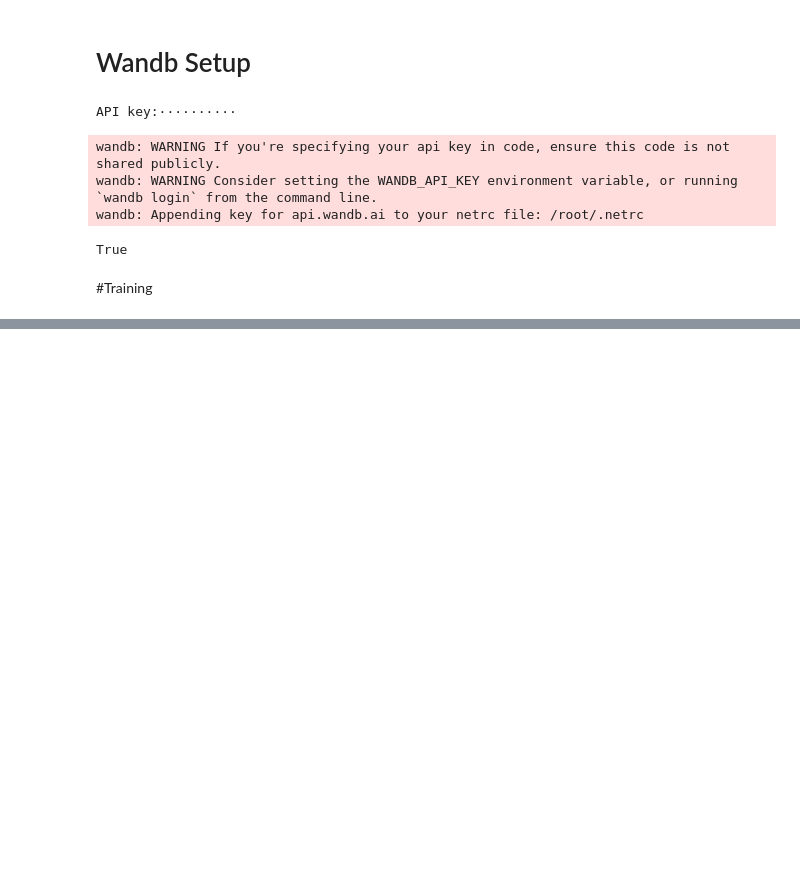
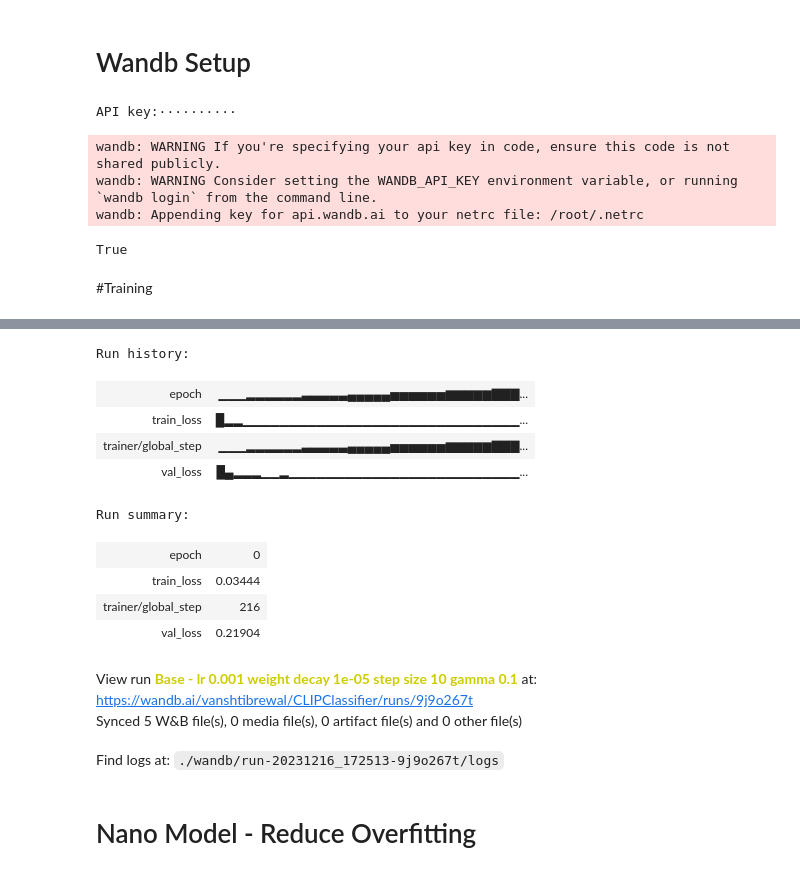
Before and after one commit to vanshtibrewal/CLIP-classifier, a Jupyter notebook: Vision_Lab_Task.ipynb, the cells around one changed output, grey strips where cells are left out. Drawn from its saved outputs; the diff is of its cells as text; code cells hidden in the pictures; blank space fills up the shorter version.

Commit message:
a few basic models

```diff
--- a/Vision_Lab_Task.ipynb
+++ b/Vision_Lab_Task.ipynb
@@ -189,0 +199,18 @@ INFO:pytorch_lightning.callbacks.model_summary:
+# %%
+wandb.finish()
+# %% [output]
+Run history:
+| epoch | ▁▁▁▂▂▂▂▂▂▃▃▃▃▃▄▄▄▄▄▅▅▅▅▅▅▆▆▆▆▆▇▇▇... |
+| train_loss | █▂▂▁▁▁▁▁▁▁▁▁▁▁▁▁▁▁▁▁▁▁▁▁▁▁▁▁▁▁▁▁▁... |
+| trainer/global_step | ▁▁▁▂▂▂▂▂▂▃▃▃▃▃▄▄▄▄▄▅▅▅▅▅▅▆▆▆▆▆▇▇▇... |
+| val_loss | █▄▂▂▂▁▁▂▁▁▁▁▁▁▁▁▁▁▁▁▁▁▁▁▁▁▁▁▁▁▁▁▁... |
+Run summary:
+| epoch | 0 |
+| train_loss | 0.03444 |
+| trainer/global_step | 216 |
+| val_loss | 0.21904 |
+View run Base - lr 0.001 weight decay 1e-05 step size 10 gamma 0.1 at: https://wandb.ai/vanshtibrewal/CLIPClassifier/runs/9j9o267t
+Synced 5 W&B file(s), 0 media file(s), 0 artifact file(s) and 0 other file(s)
+Find logs at: ./wandb/run-20231216_172513-9j9o267t/logs
+# %% [markdown]
+# Nano Model - Reduce Overfitting
```
Also changed, not shown: parts of 14 cells of this notebook.
